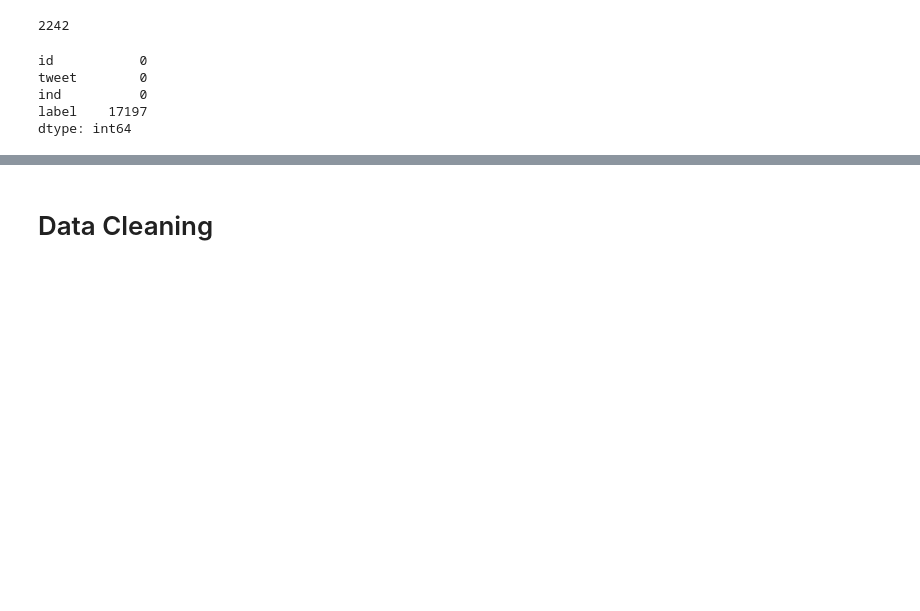
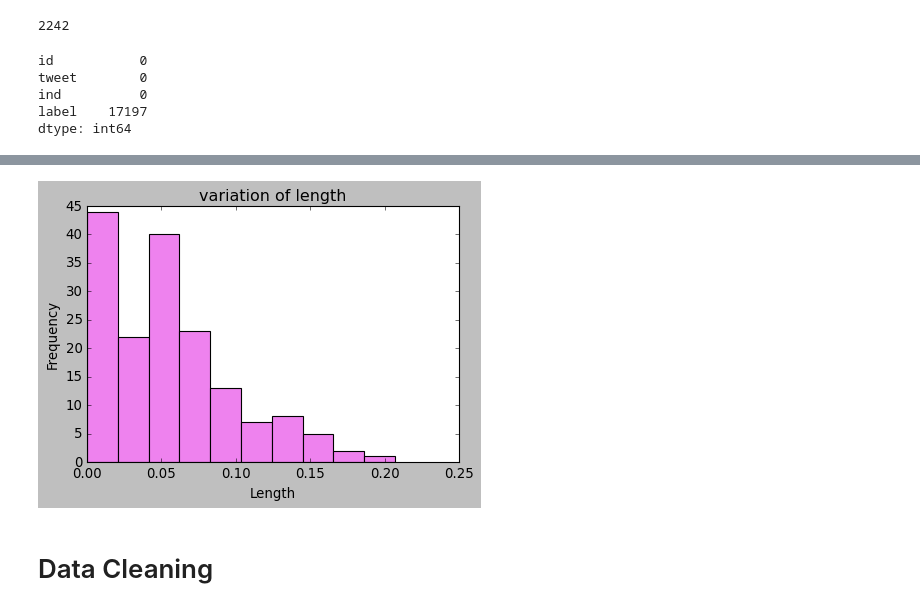
Before and after one commit to marksilas/Sentiment-Analysis-Mark-Silas, a Jupyter notebook: Sentiment Analysis-Mark Silas.ipynb, the cells around one changed output, grey strips where cells are left out. Drawn from its saved outputs; the diff is of its cells as text; code cells hidden in the pictures; blank space fills up the shorter version.

```diff
--- a/Sentiment Analysis-Mark Silas.ipynb
+++ b/Sentiment Analysis-Mark Silas.ipynb
@@ -81,0 +103,5 @@ dtype: int64
+# %%
+train['len'] = train['tweet'].str.len()
+test['len'] = test['tweet'].str.len()
+
+train.head(10)
@@ -82,3 +128,10 @@ dtype: int64
+# %%
+train.groupby('len').mean()['label'].plot.hist(color = 'violet', figsize = (6, 4),)
+plt.title('variation of length')
+plt.xlabel('Length')
+plt.show()
+# %% [output]
+[figure, added]
 # %% [markdown]
 # Data Cleaning
 # %%
```
Also changed, not shown: parts of 13 cells of this notebook.
